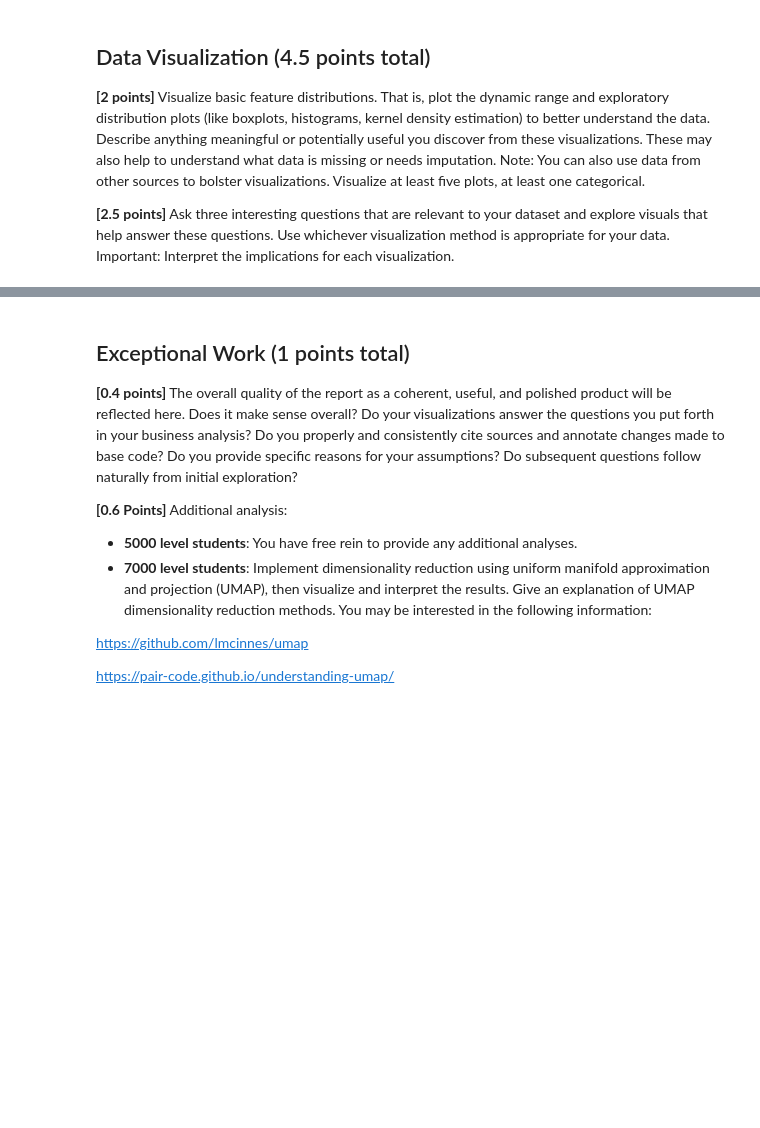
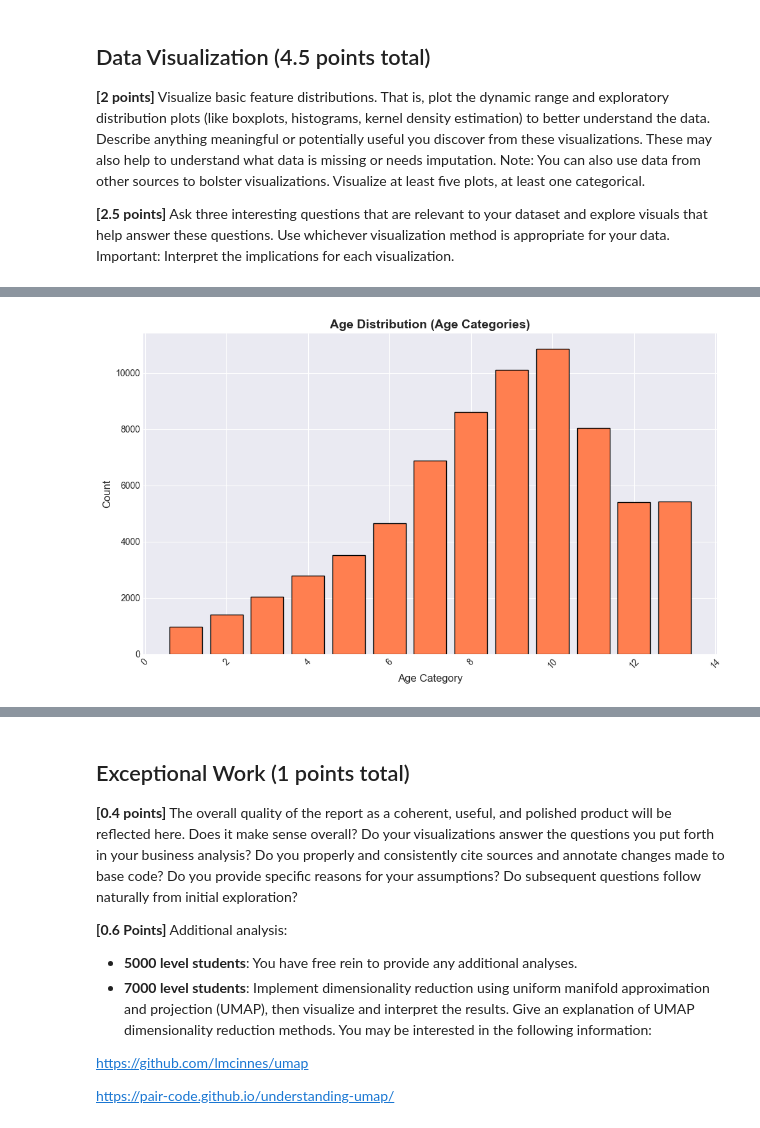
Before and after one commit to Jadonsw123/MachineLearning2026Lab1, a Jupyter notebook: 2026lab1.ipynb, the cells around one changed output, grey strips where cells are left out. Cells and saved outputs as stored; diff of their text form; code cells hidden in the pictures; blank space fills up the shorter version.

```diff
--- a/2026lab1.ipynb
+++ b/2026lab1.ipynb
@@ -315,0 +476,13 @@ Ready for custom visualizations!
+# %%
+# 3. Age Distribution (Categorical/Ordinal)
+plt.figure(figsize=(10, 6))
+age_counts = df['Age'].value_counts().sort_index()
+plt.bar(age_counts.index, age_counts.values, color='coral', edgecolor='black')
+plt.title('Age Distribution (Age Categories)', fontsize=14, fontweight='bold')
+plt.xlabel('Age Category', fontsize=12)
+plt.ylabel('Count', fontsize=12)
+plt.xticks(rotation=45)
+plt.tight_layout()
+plt.show()
+# %% [output]
+[figure, added]
```
Also changed, not shown: parts of 38 cells of this notebook.
